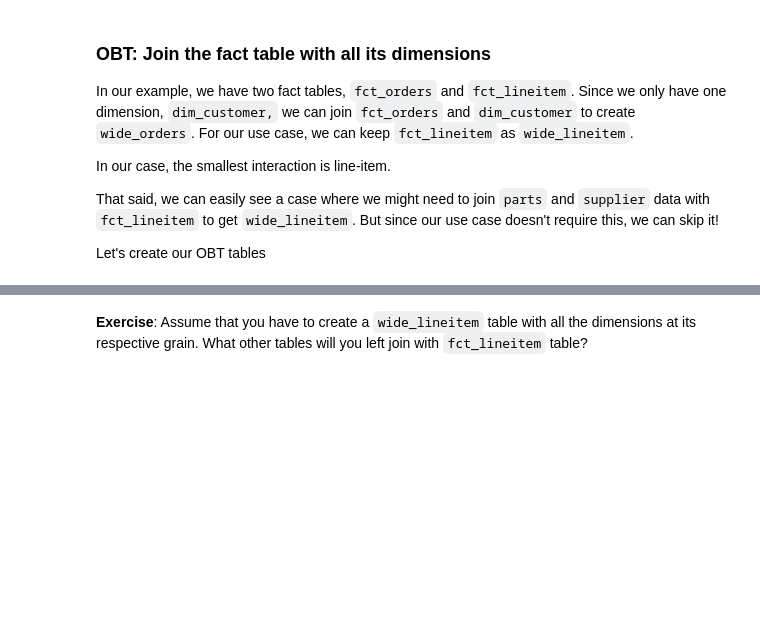
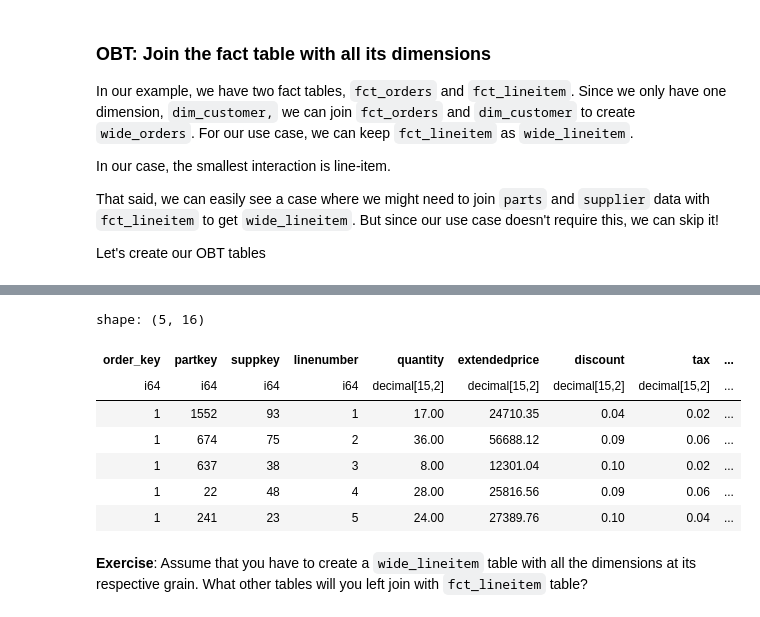
Before and after one commit to sarah-weatherbee/de-review-jm, a Jupyter notebook: setup-data-project.ipynb, the cells around one changed output, grey strips where cells are left out. Drawn from its saved outputs; the diff is of its cells as text; code cells hidden in the pictures; blank space fills up the shorter version.

```diff
--- a/setup-data-project.ipynb
+++ b/setup-data-project.ipynb
@@ -512,6 +503,17 @@ shape: (5, 21)
 | 9154 | 1 | "O" | 357345.46 | 1997-06-23 | "4-NOT SPECIFIED" | "Clerk#000000328" | 0 | "ld deposits. express, final ac… | ... |
 | 36422 | 1 | "O" | 270087.44 | 1997-03-04 | "3-MEDIUM" | "Clerk#000000532" | 0 | "s. slyly regular platelets dou… | ... |
 | 24322 | 1 | "O" | 231040.44 | 1997-01-29 | "1-URGENT" | "Clerk#000000100" | 0 | "eans cajole about the furiousl… | ... |
+# %%
+fct_lineitem.head()
+# %% [output]
+shape: (5, 16)
+| order_key | partkey | suppkey | linenumber | quantity | extendedprice | discount | tax | ... |
+| i64 | i64 | i64 | i64 | decimal[15,2] | decimal[15,2] | decimal[15,2] | decimal[15,2] | ... |
+| 1 | 1552 | 93 | 1 | 17.00 | 24710.35 | 0.04 | 0.02 | ... |
+| 1 | 674 | 75 | 2 | 36.00 | 56688.12 | 0.09 | 0.06 | ... |
+| 1 | 637 | 38 | 3 | 8.00 | 12301.04 | 0.10 | 0.02 | ... |
+| 1 | 22 | 48 | 4 | 28.00 | 25816.56 | 0.09 | 0.06 | ... |
+| 1 | 241 | 23 | 5 | 24.00 | 27389.76 | 0.10 | 0.04 | ... |
 # %% [markdown]
 **Exercise**: Assume that you have to create a `wide_lineitem` table with all the dimensions at its respective grain. What other tables will you left join with `fct_lineitem` table?
 # %%
```
Also changed, not shown: parts of 12 cells of this notebook.
